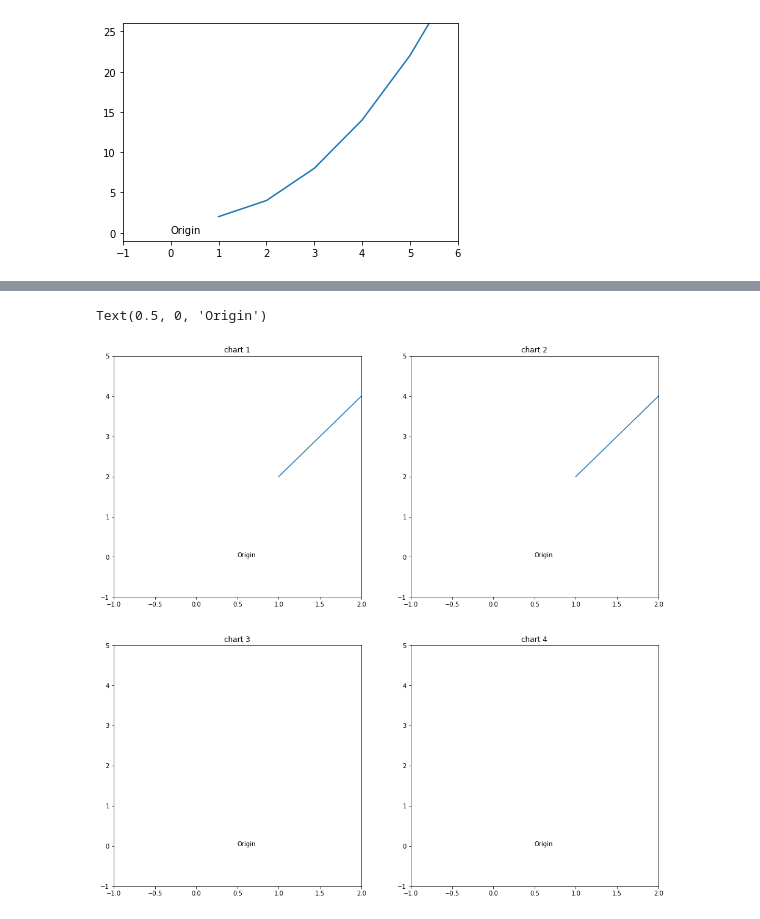
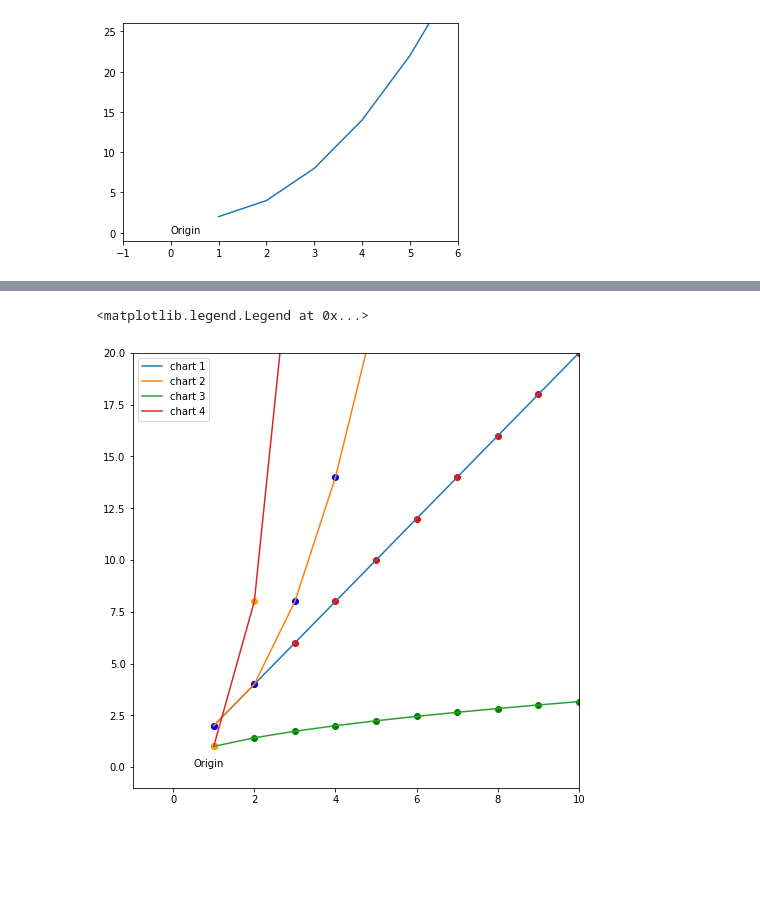
Before and after one commit to matt-c-knight/numpy-pandas-visualization-exercises, a Jupyter notebook: matplotlib_exercises.ipynb, the cells around one changed output, grey strips where cells are left out. Cells and saved outputs as stored; diff of their text form; code cells hidden in the pictures; blank space fills up the shorter version.

```diff
--- a/matplotlib_exercises.ipynb
+++ b/matplotlib_exercises.ipynb
@@ -108,45 +110,36 @@ plt.show()
 # %%
-plt.figure(figsize=(16, 16))
+plt.figure(figsize=(,8))
 
 
-plt.subplot(2,2,1)
-plt.title('chart 1')
-plt.plot(x,y)
+plt.plot(x,y, label="chart 1")
+plt.scatter(x,y, c='red')
 x = range(1,50)
 def equation(n):
     return n**2-n+2
 y = [equation(n) for n in x]
-plt.ylim(-1, 5)
-plt.xlim(-1, 2)
+plt.ylim(-1, 20)
+plt.xlim(-1, 10)
 plt.annotate('Origin', xy=(0.5,0))
 
-
-plt.subplot(2,2,2)
-plt.title('chart 2')
-plt.plot(x,y)
+plt.plot(x,y, label="chart 2")
+plt.scatter(x,y, c='blue')
 x = range(1,50)
 y = [math.sqrt(n) for n in x]
-plt.ylim(-1, 5)
-plt.xlim(-1, 2)
-plt.annotate('Origin', xy=(0.5,0))
 
 
-plt.subplot(2,2,3)
-plt.title('chart 3')
+
+plt.plot(x,y, label="chart 3")
+plt.scatter(x,y, c='green')
 x = range(1,50)
 y = [math.pow(n,3) for n in x]
-plt.ylim(-1, 5)
-plt.xlim(-1, 2)
-plt.annotate('Origin', xy=(0.5,0))
 
 
-plt.subplot(2,2,4)
-plt.title('chart 4')
+plt.plot(x,y, label="chart 4")
+plt.scatter(x,y, c='orange')
 x = range(1,50)
 y = [2*n for n in x]
-plt.ylim(-1, 5)
-plt.xlim(-1, 2)
-plt.annotate('Origin', xy=(0.5,0))
+
+plt.legend(loc='upper left')
 # %% [output]
-Text(0.5, 0, 'Origin')
+<matplotlib.legend.Legend at 0x...>
-[figure, old version]
+[figure, new version]
```
Also changed, not shown: parts of 5 cells of this notebook.
